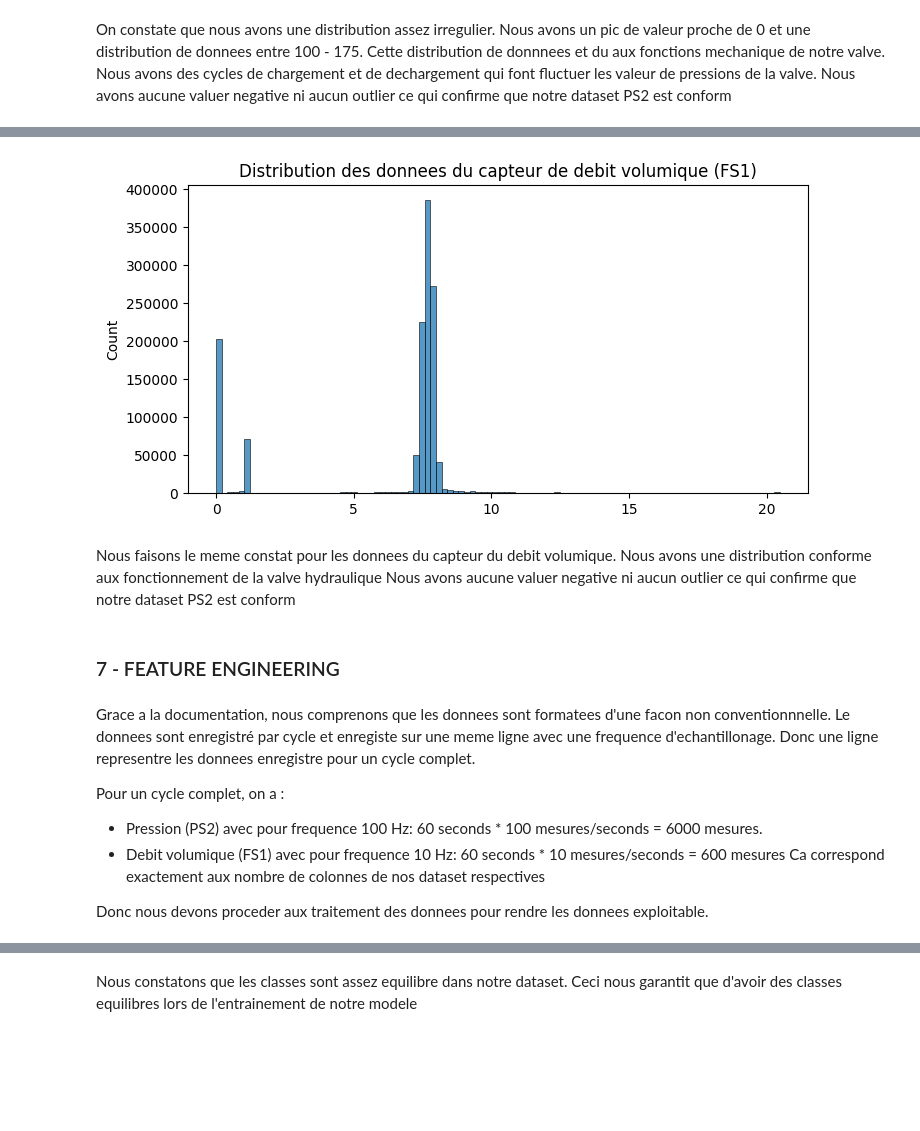
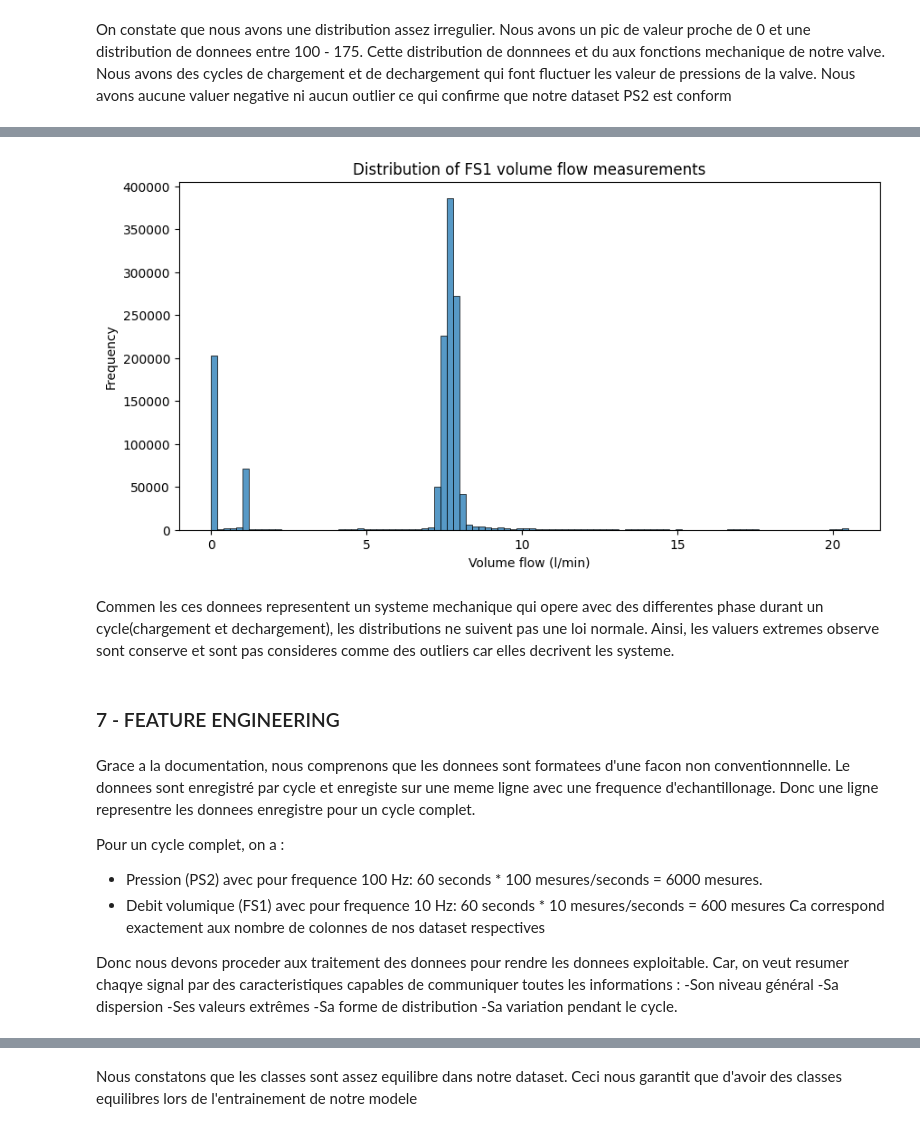
Before and after one commit to alex-05-20/ML_Project, a Jupyter notebook: project_ml.ipynb, the cells around one changed output, grey strips where cells are left out. Saved outputs shown, nothing was run; the diff lists cells and outputs as text; code cells hidden in the pictures; blank space fills up the shorter version.

```diff
--- a/project_ml.ipynb
+++ b/project_ml.ipynb
@@ -253,14 +262,19 @@ plt.show()
 # %%
 # Distribution des donnees du debit volumique
-plt.figure(figsize=(8, 4))
-sns.histplot(fs1.select_dtypes(include='number').values.flatten(), bins=100)
-plt.title("Distribution des donnees du capteur de debit volumique (FS1)")
+plt.figure(figsize=(10, 5))
+sns.histplot(
+    fs1.to_numpy().ravel(),
+    bins=100
+)
+plt.title("Distribution of FS1 volume flow measurements")
+plt.xlabel("Volume flow (l/min)")
+plt.ylabel("Frequency")
 plt.show()
 # %% [output]
-[figure, old version]
+[figure, new version]
 # %% [markdown]
-Nous faisons le meme constat pour les donnees du capteur du debit volumique. Nous avons une distribution conforme aux fonctionnement de la valve hydraulique
-Nous avons aucune valuer negative ni aucun outlier ce qui confirme que notre dataset PS2 est conform
+Commen les ces donnees representent un systeme mechanique qui opere avec des differentes phase durant un cycle(chargement et dechargement), les distributions ne suivent pas une loi normale.
+Ainsi, les valuers extremes observe sont conserve et sont pas consideres comme des outliers car elles decrivent les systeme.
 # %% [markdown]
 ### 7 - FEATURE ENGINEERING
 # %% [markdown]
@@ -271,7 +285,12 @@ Pour un cycle complet, on a :
 - Debit volumique (FS1) avec pour frequence 10 Hz: 60 seconds * 10 mesures/seconds = 600 mesures
 Ca correspond exactement aux nombre de colonnes de nos dataset respectives
 
-Donc nous devons proceder aux traitement des donnees pour rendre les donnees exploitable.
+Donc nous devons proceder aux traitement des donnees pour rendre les donnees exploitable. Car, on veut resumer chaqye signal par des caracteristiques capables de communiquer toutes les informations :
+-Son niveau général
+-Sa dispersion
+-Ses valeurs extrêmes
+-Sa forme de distribution
+-Sa variation pendant le cycle.
 # %% [markdown]
 Pour chaque capteur et pour chaque cycle de 60 secondes, on resume toute la série temporelle par 5 statistiques :
 - moyenne (mean)
```
Also changed, not shown: parts of 32 cells of this notebook.
